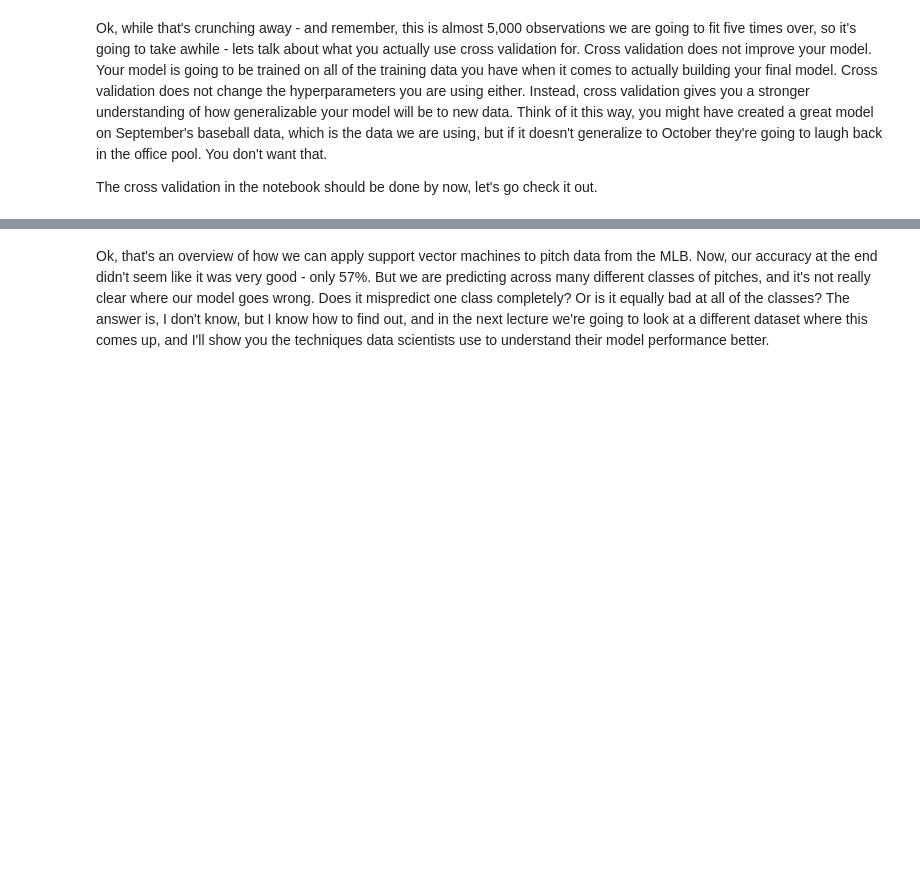
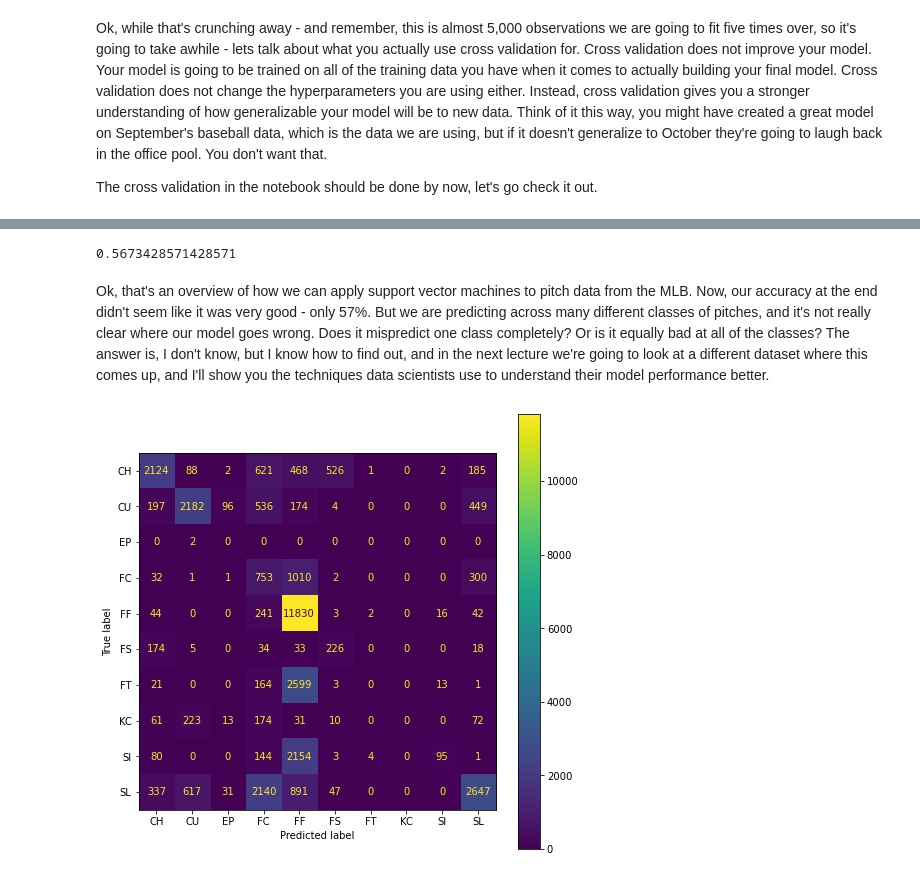
Before and after one commit to jbaviation/coursera_sports, a Jupyter notebook: 5_Introduction to Machine Learning in Sports Analytics/svm-3.ipynb, the cells around one changed output, grey strips where cells are left out. Drawn from its saved outputs; the diff is of its cells as text; code cells hidden in the pictures; blank space fills up the shorter version.

```diff
--- a/5_Introduction to Machine Learning in Sports Analytics/svm-3.ipynb
+++ b/5_Introduction to Machine Learning in Sports Analytics/svm-3.ipynb
@@ -64,7 +85,7 @@ features=[*pitch_metrics, *player_metrics, *game_details]
 
 # Now let's impute data for the missing data in our training set. There are not many, so I'm just going
 # to use a simple mean approach
-df_pitches=df_pitches.fillna(df_pitches.mean())
+df_pitches=df_pitches.fillna(df_pitches.mean(numeric_only=True))
 # %%
 # In a cross validation approach we break the original data into a number of equal subsets, called folds,
 # and then we hold one of those for testing and we train on the rest. We repeat this procedure for each fold.
@@ -99,10 +123,20 @@ print(f"The average cv score results are {np.mean(results['test_score'])} with a
 # %%
 # Great, so how well does this model *actually* work on our validation data? Well, let's take a look!
 # First, we need to independly impute the missing values
-df_validation=df_validation.fillna(df_validation.mean())
+df_validation=df_validation.fillna(df_validation.mean(numeric_only=True))
 
 # Now we can check this against our trained (fitted) classifier
 clf.fit(df_pitches[features],df_pitches["pitch_type"])
 clf.score(df_validation[features],df_validation["pitch_type"])
+# %% [output]
+0.5673428571428571
 # %% [markdown]
 Ok, that's an overview of how we can apply support vector machines to pitch data from the MLB. Now, our accuracy at the end didn't seem like it was very good - only 57%. But we are predicting across many different classes of pitches, and it's not really clear where our model goes wrong. Does it mispredict one class completely? Or is it equally bad at all of the classes? The answer is, I don't know, but I know how to find out, and in the next lecture we're going to look at a different dataset where this comes up, and I'll show you the techniques data scientists use to understand their model performance better.
+# %%
+# Confusion Matrix
+from sklearn.metrics import ConfusionMatrixDisplay
+
+matrix=ConfusionMatrixDisplay.from_estimator(clf, df_validation[features], df_validation['pitch_type'])
+matrix.figure_.set_size_inches(8,8)
+# %% [output]
+[figure, added]
```
Also changed, not shown: parts of 3 cells of this notebook, 2 other files.
